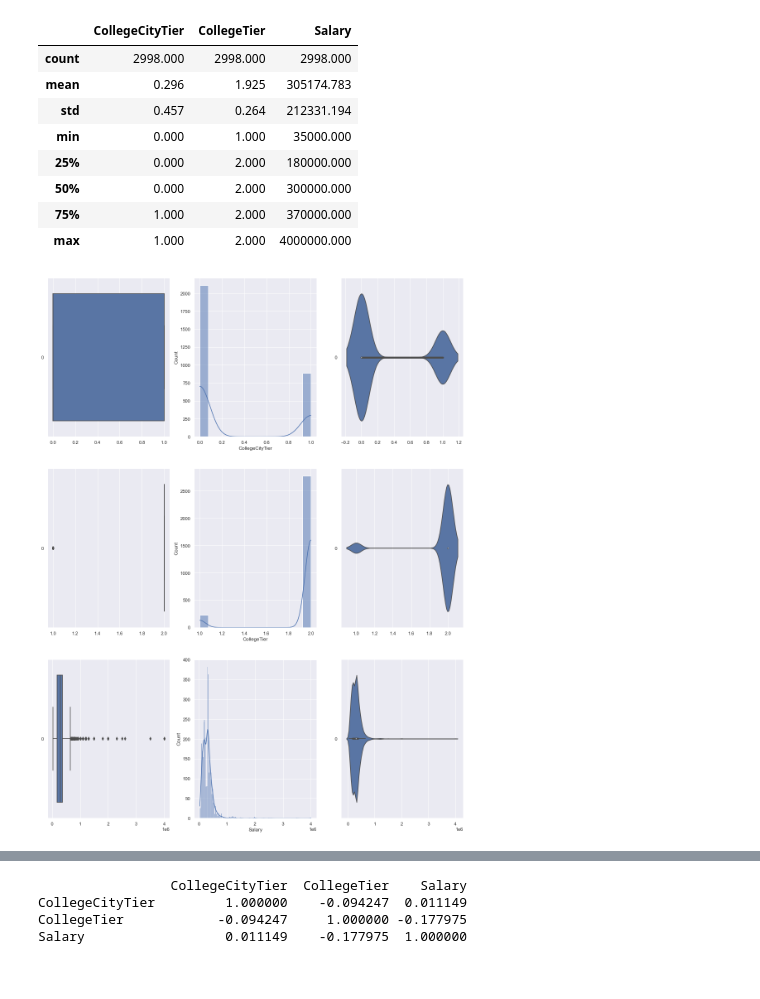
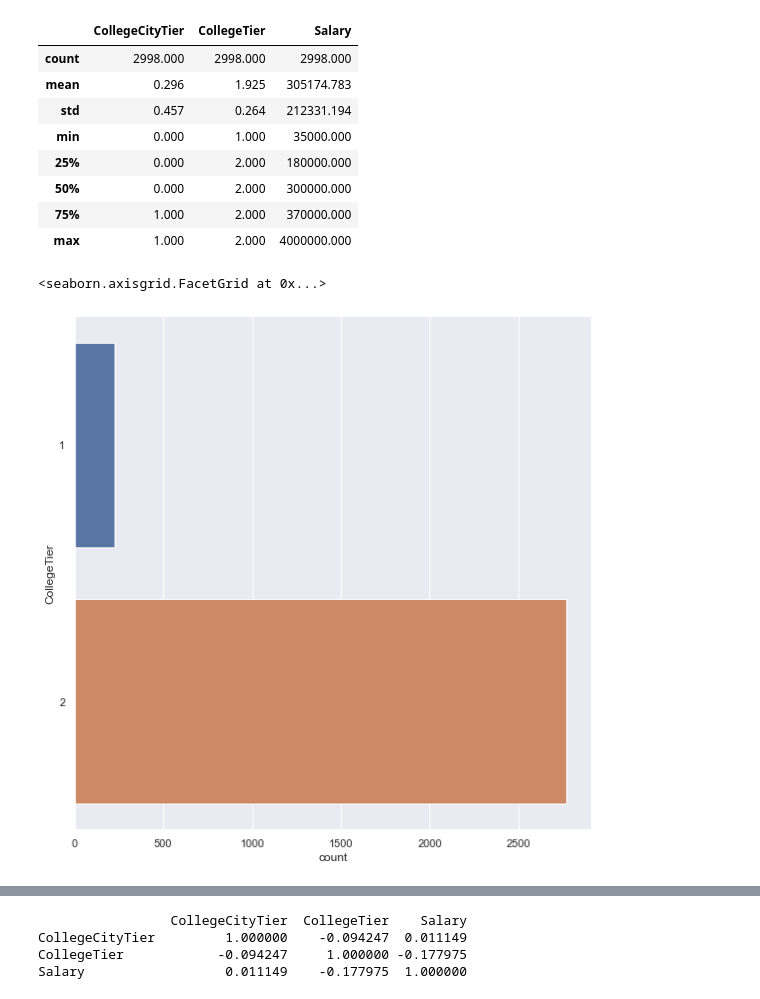
Before and after one commit to FaizRsl/Engineering-Graduate-Salary-Prediction, a Jupyter notebook: Project.ipynb, the cells around one changed output, grey strips where cells are left out. Drawn from its saved outputs; the diff is of its cells as text; code cells hidden in the pictures.

```diff
--- a/Project.ipynb
+++ b/Project.ipynb
@@ -352,14 +357,8 @@ college.describe().round(3)
 | 50% | 0.000 | 2.000 | 300000.000 |
 | 75% | 1.000 | 2.000 | 370000.000 |
 | max | 1.000 | 2.000 | 4000000.000 |
-# %%
-f, axes = plt.subplots(3,3 ,figsize=(18,24))
-
-count = 0
-for var in college:
-    sb.boxplot(data = college[var], orient = "h", ax = axes[count,0])
-    sb.histplot(data = college[var], ax=axes[count,1], kde = True)
-    sb.violinplot(data = college[var], orient ="h", ax = axes[count,2])
-    count += 1
-# %% [output]
-[figure, removed]
+# %%
+sb.catplot(y = "CollegeTier", data = college, kind = "count", height = 8)
+# %% [output]
+<seaborn.axisgrid.FacetGrid at 0x...>
+[figure, added]
```
Also changed, not shown: parts of 11 cells of this notebook, 2 other files.
